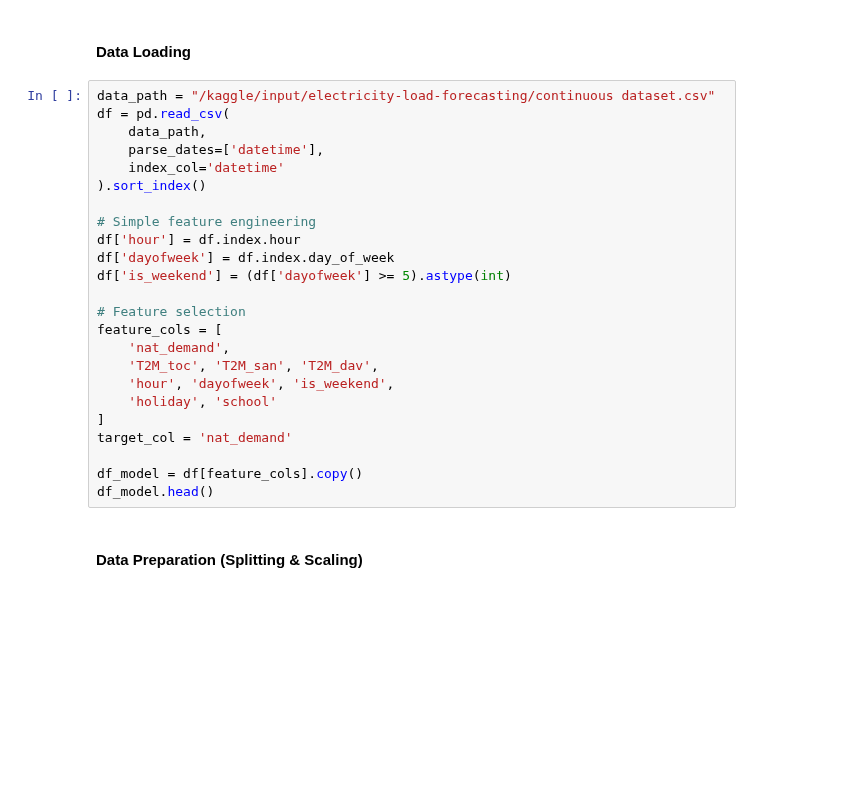
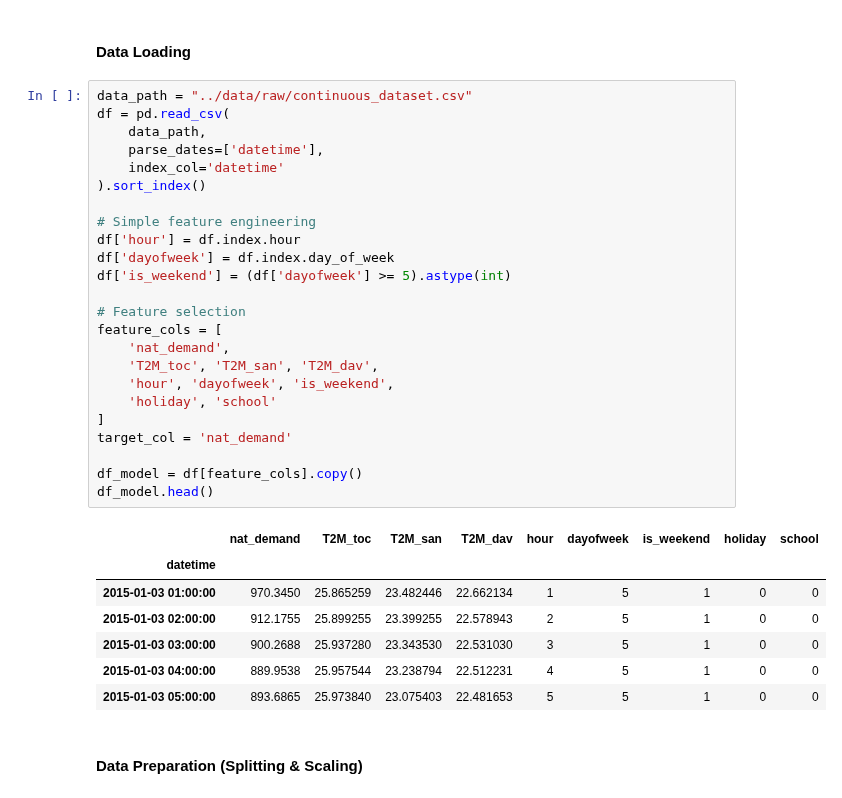
Before and after one commit to Ivo196/Electricity-Load-Forecasting, a Jupyter notebook: notebooks/03_kaggle_lstm_training.ipynb, the cells around one changed output. Drawn from its saved outputs; the diff is of its cells as text; blank space fills up the shorter version.

Commit message:
feat: add notebooks for EDA, data preprocessing, and LSTM training workflow

```diff
--- a/notebooks/03_kaggle_lstm_training.ipynb
+++ b/notebooks/03_kaggle_lstm_training.ipynb
@@ -28,29 +30,37 @@ print(f"Using device: {device}")
 # %% [markdown]
 #### Data Loading
 # %%
-data_path = "/kaggle/input/electricity-load-forecasting/continuous dataset.csv"
+data_path = "../data/raw/continuous_dataset.csv"
 df = pd.read_csv(
     data_path,
     parse_dates=['datetime'],
     index_col='datetime'
 ).sort_index()
 
 # Simple feature engineering
 df['hour'] = df.index.hour
 df['dayofweek'] = df.index.day_of_week
 df['is_weekend'] = (df['dayofweek'] >= 5).astype(int)
 
 # Feature selection
 feature_cols = [
     'nat_demand',
     'T2M_toc', 'T2M_san', 'T2M_dav',
     'hour', 'dayofweek', 'is_weekend',
     'holiday', 'school'
 ]
 target_col = 'nat_demand'
 
 df_model = df[feature_cols].copy()
 df_model.head()
+# %% [output]
+|  | nat_demand | T2M_toc | T2M_san | T2M_dav | hour | dayofweek | is_weekend | holiday | school |
+| datetime |  |  |  |  |  |  |  |  |  |
+| 2015-01-03 01:00:00 | 970.3450 | 25.865259 | 23.482446 | 22.662134 | 1 | 5 | 1 | 0 | 0 |
+| 2015-01-03 02:00:00 | 912.1755 | 25.899255 | 23.399255 | 22.578943 | 2 | 5 | 1 | 0 | 0 |
+| 2015-01-03 03:00:00 | 900.2688 | 25.937280 | 23.343530 | 22.531030 | 3 | 5 | 1 | 0 | 0 |
+| 2015-01-03 04:00:00 | 889.9538 | 25.957544 | 23.238794 | 22.512231 | 4 | 5 | 1 | 0 | 0 |
+| 2015-01-03 05:00:00 | 893.6865 | 25.973840 | 23.075403 | 22.481653 | 5 | 5 | 1 | 0 | 0 |
 # %% [markdown]
 #### Data Preparation (Splitting & Scaling)
 # %%
```
Also changed, not shown: parts of 6 cells of this notebook, 2 other files.
